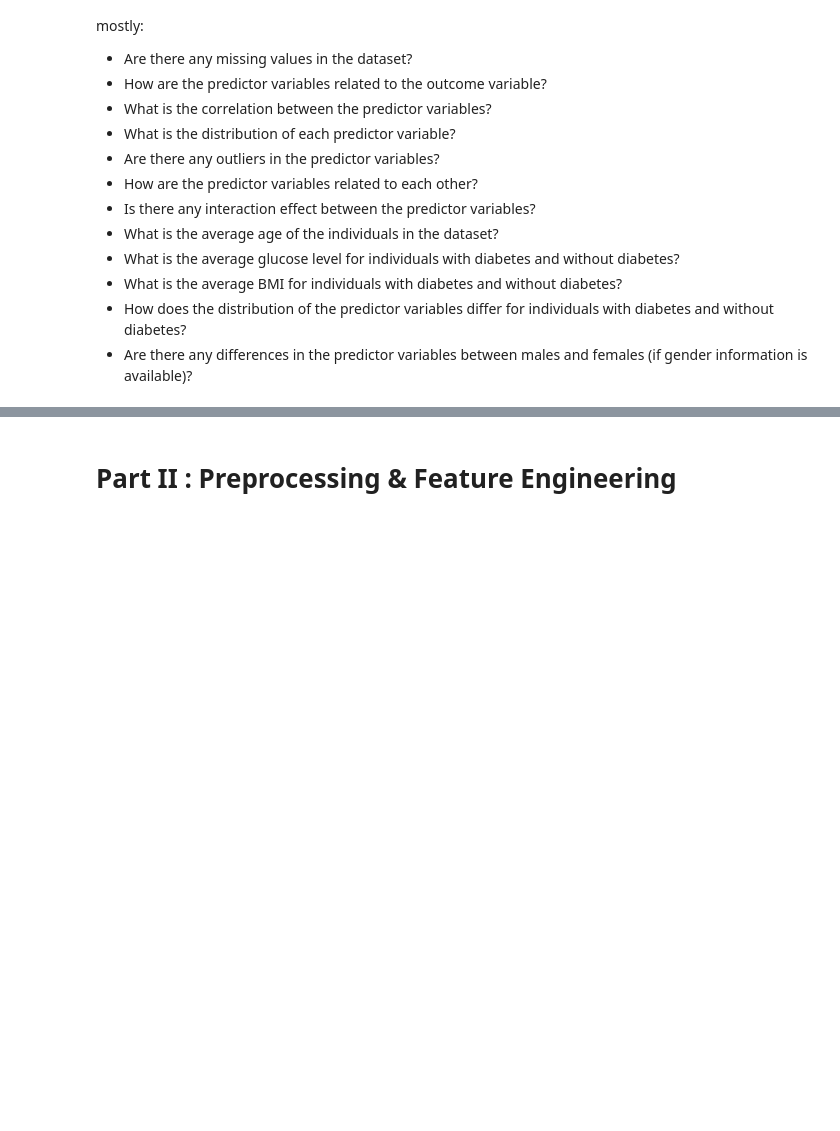
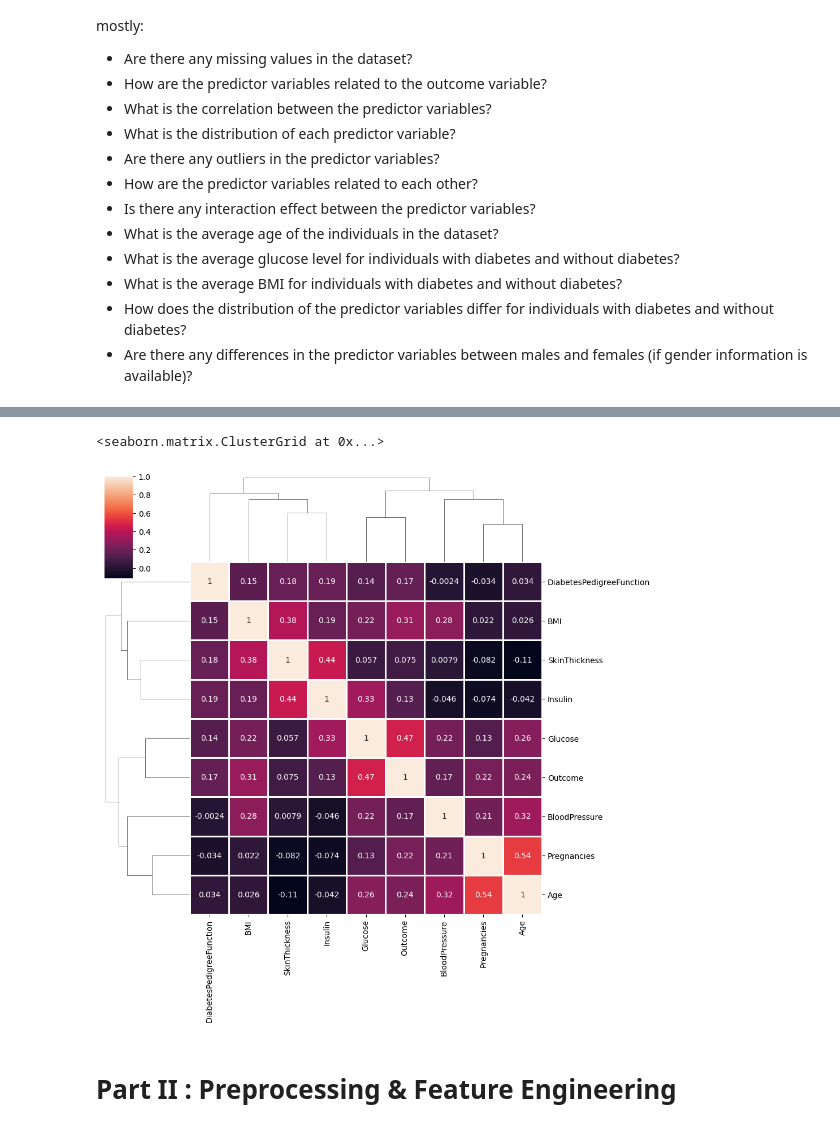
Before and after one commit to Dhru-win/ml-project-supervised-learning, a Jupyter notebook: Supervised Learning - Project.ipynb, the cells around one changed output, grey strips where cells are left out. Saved outputs shown, nothing was run; the diff lists cells and outputs as text; code cells hidden in the pictures; blank space fills up the shorter version.

```diff
--- a/Supervised Learning - Project.ipynb
+++ b/Supervised Learning - Project.ipynb
@@ -81,3 +104,11 @@ sns.pairplot(data=diabetes_df, hue='Outcome')
+# %%
+# creating cluster map to identify correlation between variables and to understand how different column are similar to each other
+
+corr_matrix = diabetes_df.corr()
+sns.clustermap(corr_matrix, annot=True, linewidths=1)
+# %% [output]
+<seaborn.matrix.ClusterGrid at 0x...>
+[figure, added]
 # %% [markdown]
 # Part II : Preprocessing & Feature Engineering
 # %% [markdown]
```
Also changed, not shown: parts of 24 cells of this notebook.
